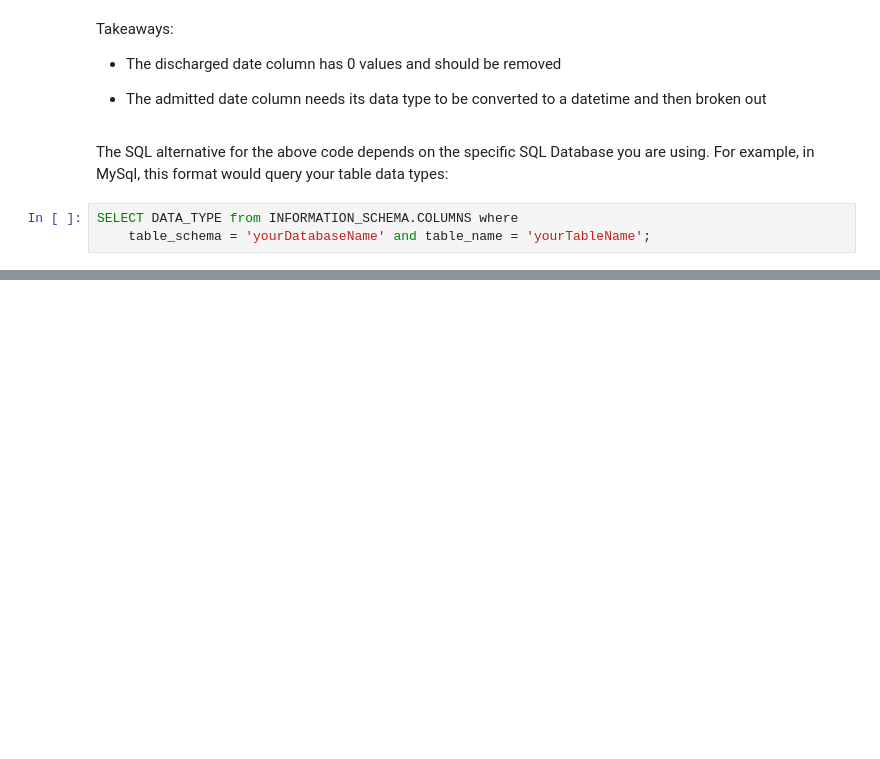
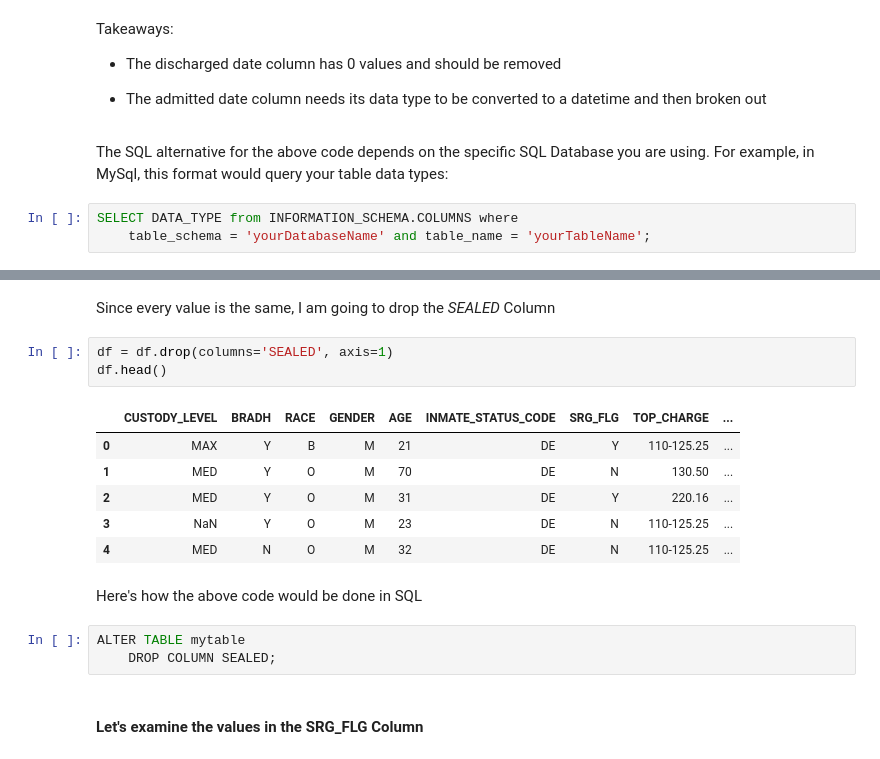
Before and after one commit to masonlonoff/NYC_Inmate_Profile, a Jupyter notebook: Crime_EDA.ipynb, the cells around one changed output, grey strips where cells are left out. Drawn from its saved outputs; the diff is of its cells as text; blank space fills up the shorter version.

```diff
--- a/Crime_EDA.ipynb
+++ b/Crime_EDA.ipynb
@@ -195,0 +359,19 @@ SELECT numerical_column_1, numerical_column_2, CORR(numerical_column_1, numerica
+# %% [markdown]
+Since every value is the same, I am going to drop the *SEALED* Column
+# %%
+df = df.drop(columns='SEALED', axis=1)
+df.head()
+# %% [output]
+|  | CUSTODY_LEVEL | BRADH | RACE | GENDER | AGE | INMATE_STATUS_CODE | SRG_FLG | TOP_CHARGE | ... |
+| 0 | MAX | Y | B | M | 21 | DE | Y | 110-125.25 | ... |
+| 1 | MED | Y | O | M | 70 | DE | N | 130.50 | ... |
+| 2 | MED | Y | O | M | 31 | DE | Y | 220.16 | ... |
+| 3 | NaN | Y | O | M | 23 | DE | N | 110-125.25 | ... |
+| 4 | MED | N | O | M | 32 | DE | N | 110-125.25 | ... |
+# %% [markdown]
+Here's how the above code would be done in SQL
+# %%
+ALTER TABLE mytable
+    DROP COLUMN SEALED;
+# %% [markdown]
+#### Let's examine the values in the **SRG_FLG** Column
```
Also changed, not shown: parts of 90 cells of this notebook.
